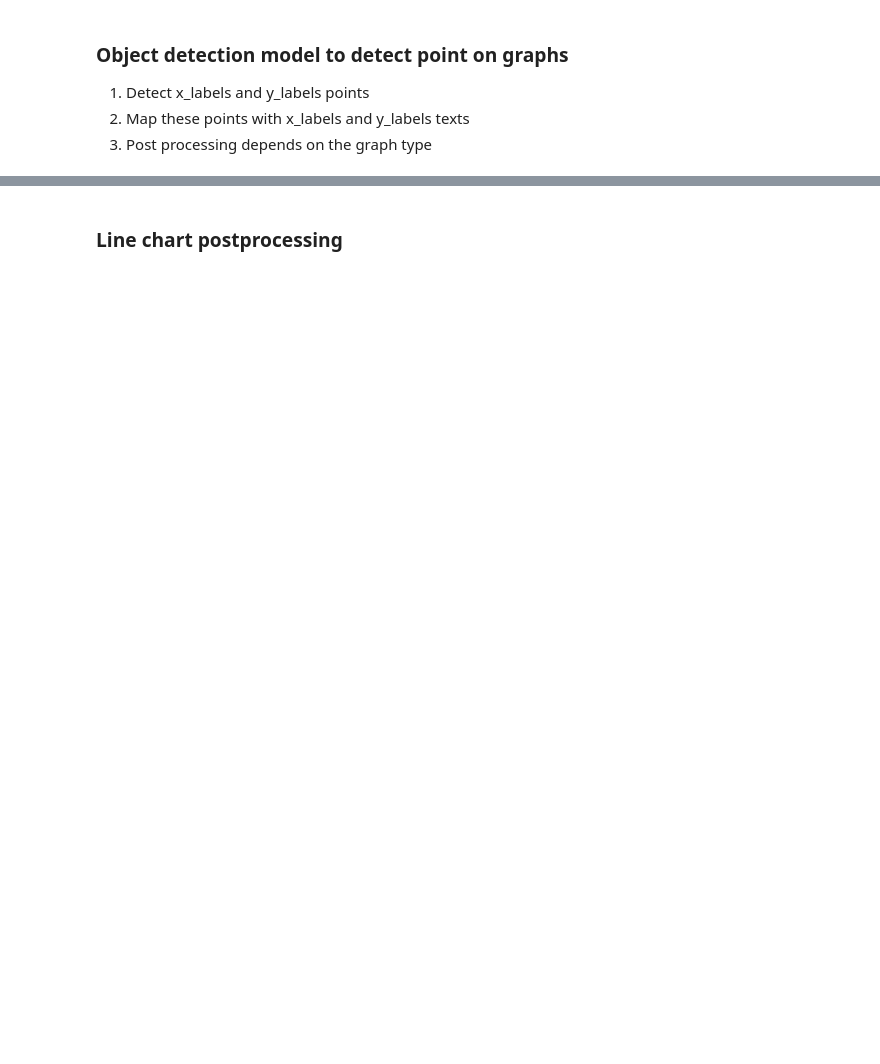
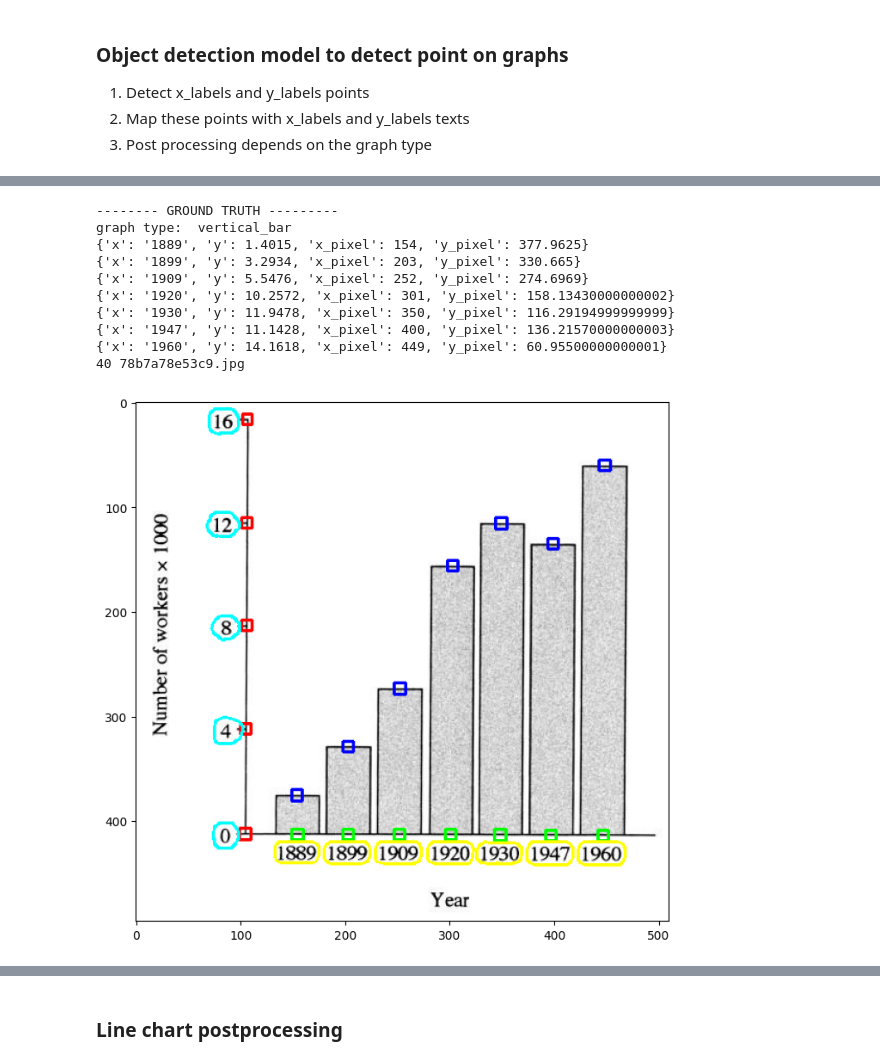
Before and after one commit to thanhhau097/bmga, a Jupyter notebook: pipeline.ipynb, the cells around one changed output, grey strips where cells are left out. Cells and saved outputs as stored; diff of their text form; code cells hidden in the pictures; blank space fills up the shorter version.

Commit message:
update inference pipeline: vertical bar chart

```diff
--- a/pipeline.ipynb
+++ b/pipeline.ipynb
@@ -532,39 +579,52 @@ def visualize(image_path, value_boxes, x_boxes, y_boxes, x_labels_polygons, y_la
     plt.figure(figsize=(8, 8))
     plt.imshow(image)
 # %%
-# ------------ SAMPLE VISUALIZATION ------------
-# idx = (idx + 1) % len(image_paths)
+# ------------ SELECT ONE SAMPLE ------------
+idx = 40
+# idx = (idx - 1) % len(image_paths)
 # while graph_type_predictions[idx] != "vertical_bar":
-#     idx = (idx + 1) % len(image_paths)
+#     idx = (idx - 1) % len(image_paths)
 
 data = keypoint_predictions[0][idx][0].cpu().numpy()
 
 value_boxes = (data[data[:, 6] == 0][:, :4] / keypoint_predictions[1][idx]["ratio"]).astype(int)
 x_boxes = (data[data[:, 6] == 1][:, :4] / keypoint_predictions[1][idx]["ratio"]).astype(int)
 y_boxes = (data[data[:, 6] == 2][:, :4] / keypoint_predictions[1][idx]["ratio"]).astype(int)
 
 x_labels_polygons = x_labels_predictions[idx][0][0]
 y_labels_polygons = y_labels_predictions[idx][0][0]
 
-x_labels_polygons = filter_x_polygons(
-    x_labels_polygons,
-    image.shape[0],
-    image_paths[idx],
-)
+# x_labels_polygons = filter_x_polygons(
+#     x_labels_polygons,
+#     image.shape[0],
+#     image_paths[idx],
+# )
 
 y_labels_polygons = filter_y_polygons(
     y_labels_polygons,
     image.shape[1],
     image
 )
 
 visualize(image_paths[idx], value_boxes, x_boxes, y_boxes, x_labels_polygons, y_labels_polygons)
 
 # ground truth
 print("-------- GROUND TRUTH ---------")
 print("graph type: ", metadata_dict["images/" + image_paths[idx].split("/")[-1]]["ground_truth"]["gt_parse"]["class"])
 for v in metadata_dict["images/" + image_paths[idx].split("/")[-1]]["ground_truth"]["gt_parse"]["value"]:
     print(v)
 
 print(idx, image_paths[idx].split("/")[-1])
+# %% [output]
+-------- GROUND TRUTH ---------
+graph type:  vertical_bar
+{'x': '1889', 'y': 1.4015, 'x_pixel': 154, 'y_pixel': 377.9625}
+{'x': '1899', 'y': 3.2934, 'x_pixel': 203, 'y_pixel': 330.665}
+{'x': '1909', 'y': 5.5476, 'x_pixel': 252, 'y_pixel': 274.6969}
+{'x': '1920', 'y': 10.2572, 'x_pixel': 301, 'y_pixel': 158.13430000000002}
+{'x': '1930', 'y': 11.9478, 'x_pixel': 350, 'y_pixel': 116.29194999999999}
+{'x': '1947', 'y': 11.1428, 'x_pixel': 400, 'y_pixel': 136.21570000000003}
+{'x': '1960', 'y': 14.1618, 'x_pixel': 449, 'y_pixel': 60.95500000000001}
+40 78b7a78e53c9.jpg
+[figure, added]
 # %%
```
Also changed, not shown: parts of 14 cells of this notebook, 1 other file.
